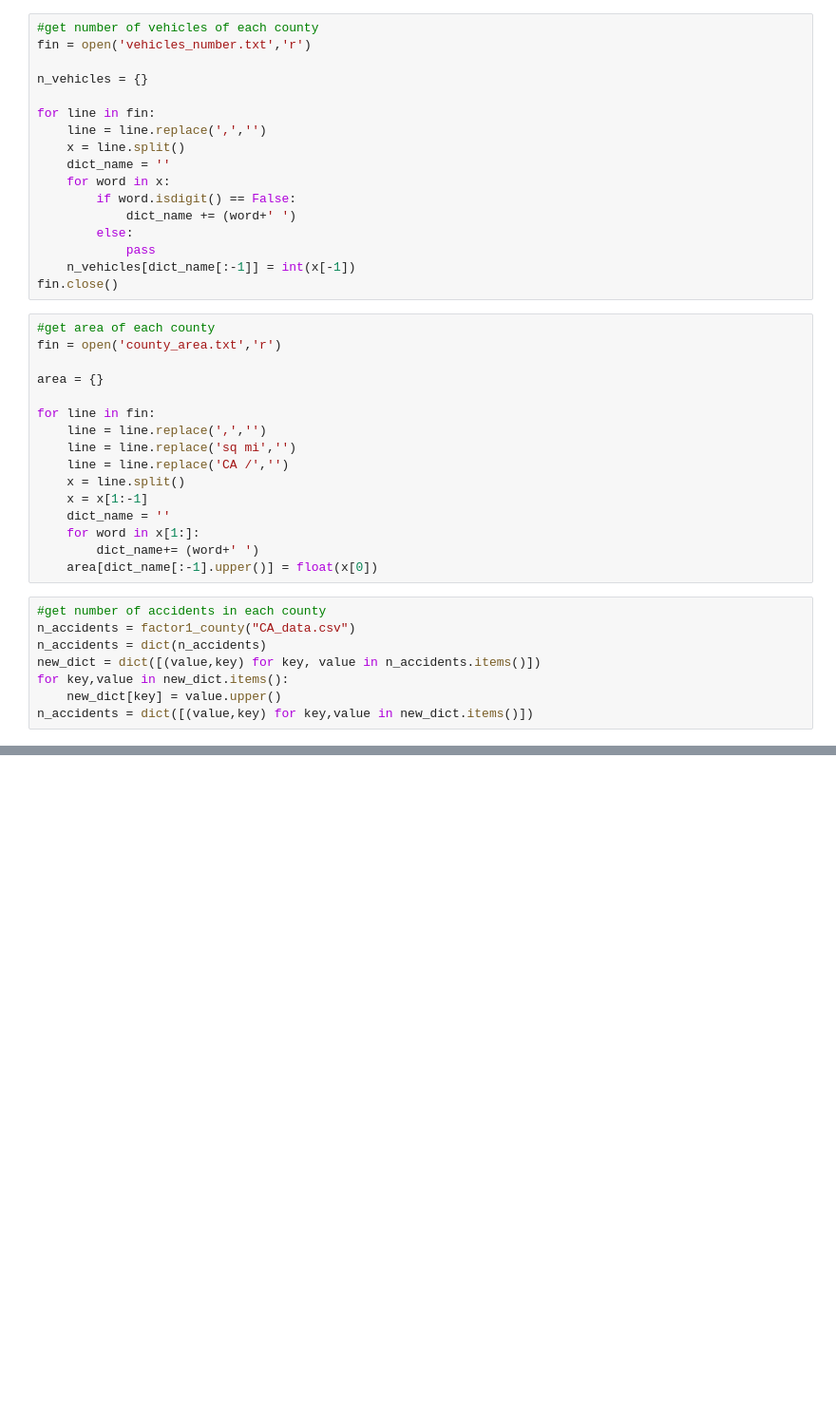
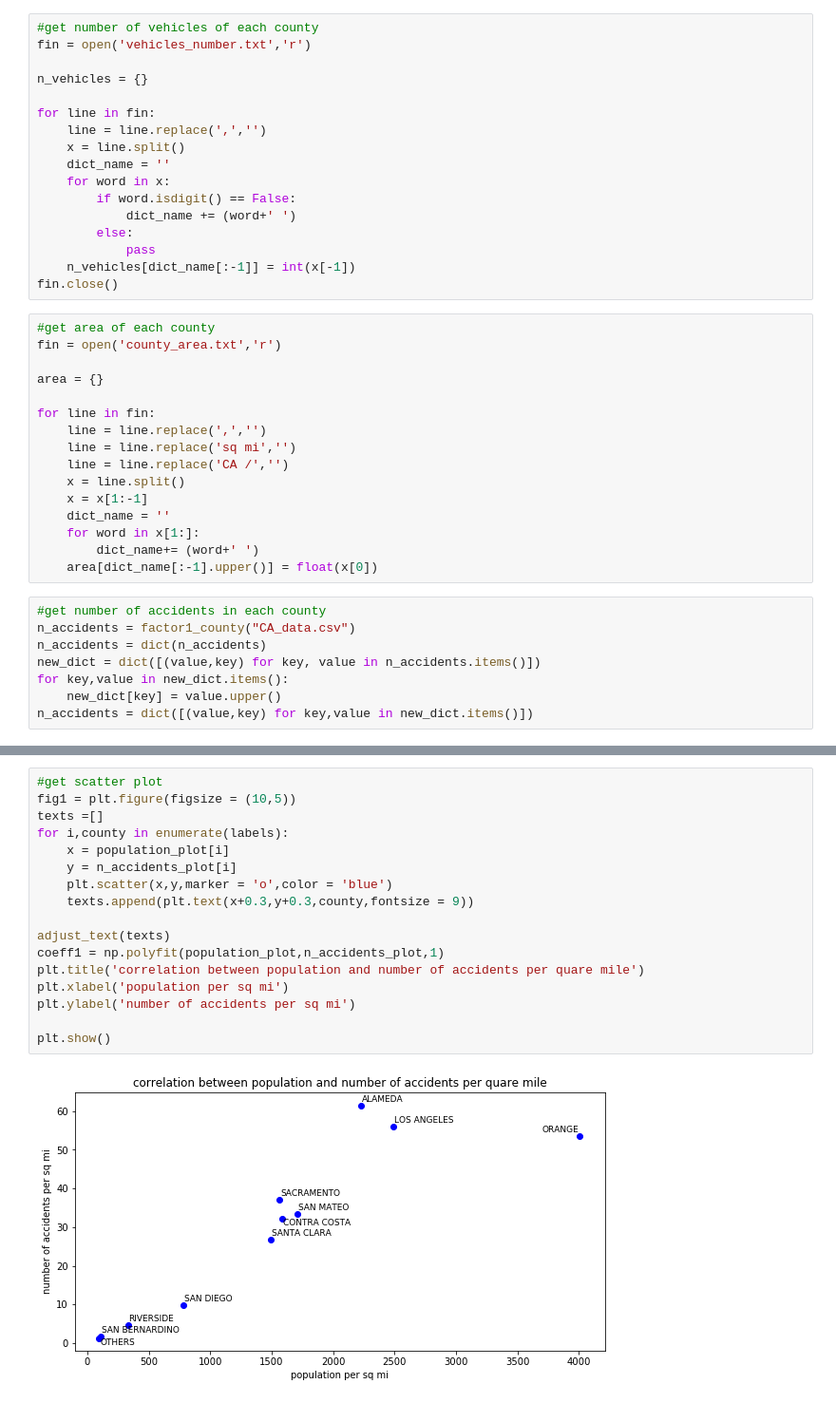
Before and after one commit to LeoNew52/ECE143-Winter20-Team19-FinalProject, a Jupyter notebook: CA_county_density.ipynb, the cells around one changed output, grey strips where cells are left out. Shown at 95% size. Saved outputs shown, nothing was run; the diff lists cells and outputs as text; blank space fills up the shorter version.

```diff
--- a/CA_county_density.ipynb
+++ b/CA_county_density.ipynb
@@ -142,0 +141,19 @@ plt.show()
+# %%
+#get scatter plot
+fig1 = plt.figure(figsize = (10,5))
+texts =[]
+for i,county in enumerate(labels):
+    x = population_plot[i]
+    y = n_accidents_plot[i]
+    plt.scatter(x,y,marker = 'o',color = 'blue')
+    texts.append(plt.text(x+0.3,y+0.3,county,fontsize = 9))
+
+adjust_text(texts)
+coeff1 = np.polyfit(population_plot,n_accidents_plot,1)
+plt.title('correlation between population and number of accidents per quare mile')
+plt.xlabel('population per sq mi')
+plt.ylabel('number of accidents per sq mi')
+
+plt.show()
+# %% [output]
+[figure, added]
```
Also changed, not shown: parts of 5 cells of this notebook.
